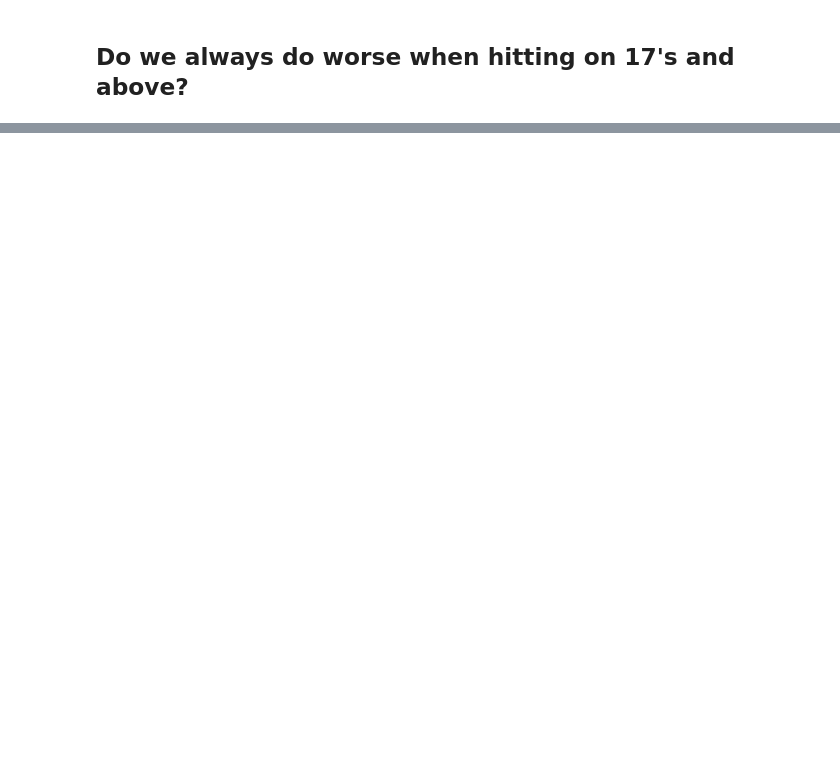
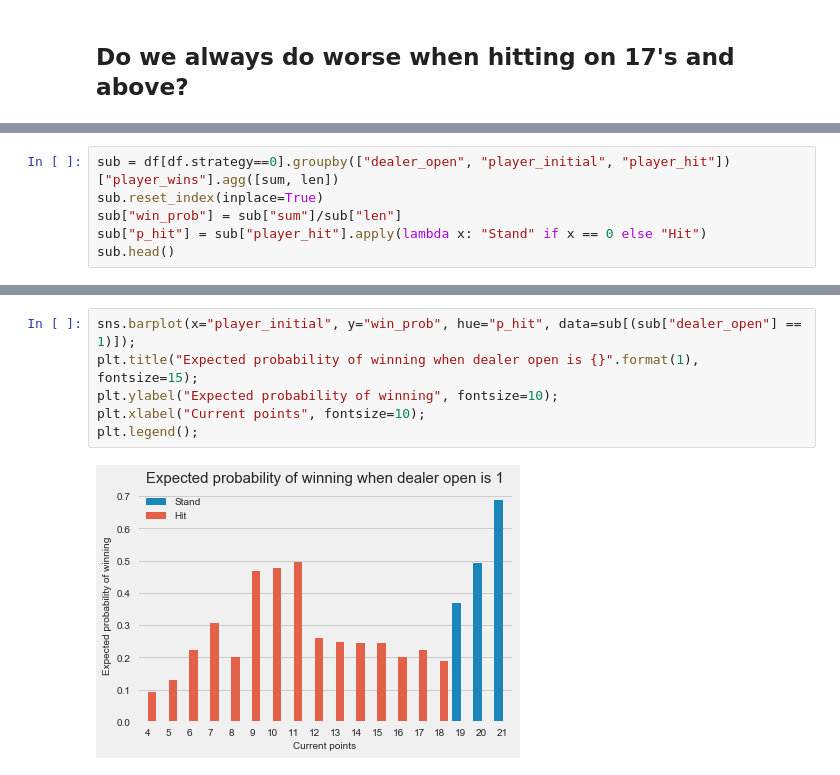
Before and after one commit to jocelyn-ong/data-science-projects, a Jupyter notebook: others/blackjack/data-analysis.ipynb, the cells around one changed output, grey strips where cells are left out. Cells and saved outputs as stored; diff of their text form; blank space fills up the shorter version.

```diff
--- a/others/blackjack/data-analysis.ipynb
+++ b/others/blackjack/data-analysis.ipynb
@@ -494,0 +610,6 @@ sub1216
+# %%
+sub = df[df.strategy==0].groupby(["dealer_open", "player_initial", "player_hit"])["player_wins"].agg([sum, len])
+sub.reset_index(inplace=True)
+sub["win_prob"] = sub["sum"]/sub["len"]
+sub["p_hit"] = sub["player_hit"].apply(lambda x: "Stand" if x == 0 else "Hit")
+sub.head()
@@ -494,0 +623,8 @@ sub1216
+# %%
+sns.barplot(x="player_initial", y="win_prob", hue="p_hit", data=sub[(sub["dealer_open"] == 1)]);
+plt.title("Expected probability of winning when dealer open is {}".format(1), fontsize=15);
+plt.ylabel("Expected probability of winning", fontsize=10);
+plt.xlabel("Current points", fontsize=10);
+plt.legend();
+# %% [output]
+[figure, added]
```
Also changed, not shown: parts of 60 cells of this notebook, 2 other files.
